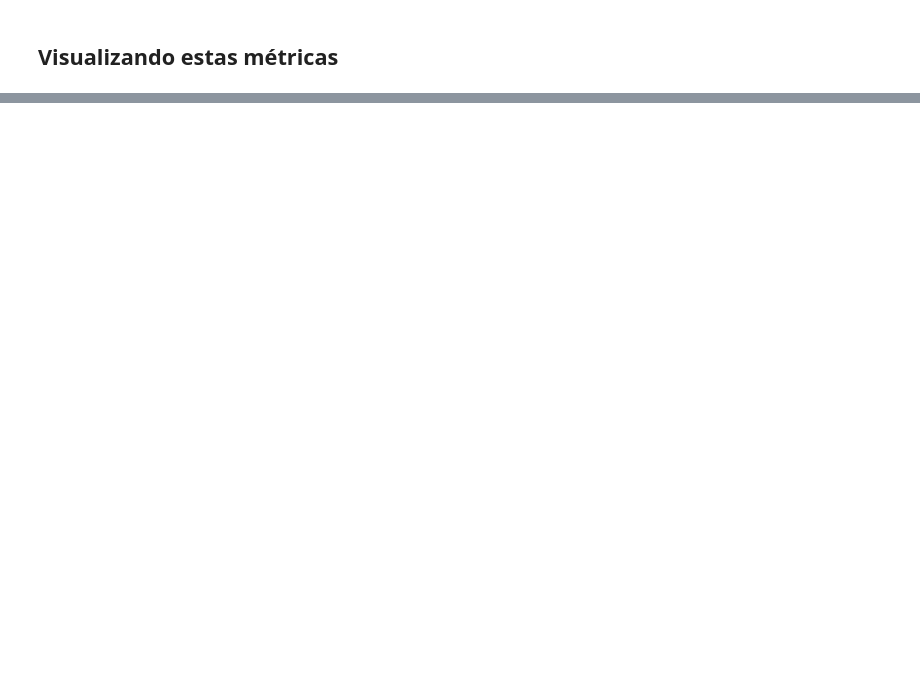
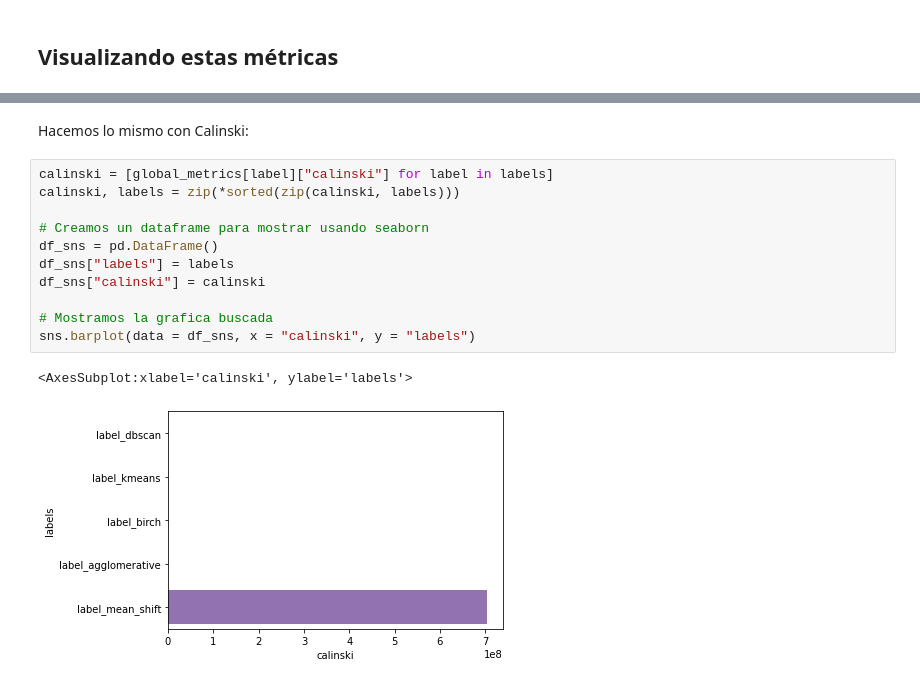
Before and after one commit to SergioQuijanoRey/PracticasInteligenciaNegocio, a Jupyter notebook: Práctica 2/Casos de estudio.ipynb, the cells around one changed output, grey strips where cells are left out. Drawn from its saved outputs; the diff is of its cells as text; blank space fills up the shorter version.

```diff
--- a/Práctica 2/Casos de estudio.ipynb
+++ b/Práctica 2/Casos de estudio.ipynb
@@ -657,0 +693,16 @@ sns.barplot(data = df_sns, x = "time (s)", y = "labels")
+# %% [markdown]
+Hacemos lo mismo con Calinski:
+# %%
+calinski = [global_metrics[label]["calinski"] for label in labels]
+calinski, labels = zip(*sorted(zip(calinski, labels)))
+
+# Creamos un dataframe para mostrar usando seaborn
+df_sns = pd.DataFrame()
+df_sns["labels"] = labels
+df_sns["calinski"] = calinski
+
+# Mostramos la grafica buscada
+sns.barplot(data = df_sns, x = "calinski", y = "labels")
+# %% [output]
+<AxesSubplot:xlabel='calinski', ylabel='labels'>
+[figure, added]
```
Also changed, not shown: parts of 12 cells of this notebook.
